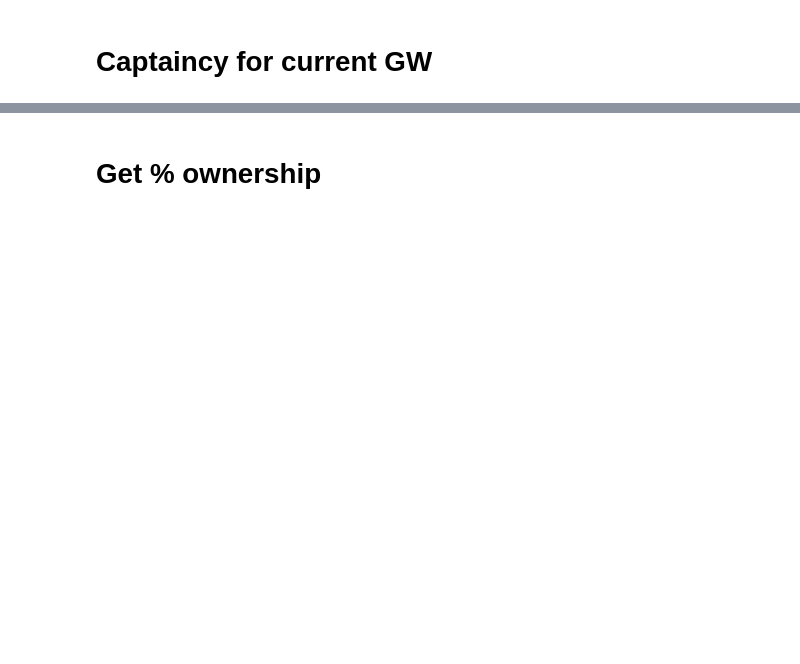
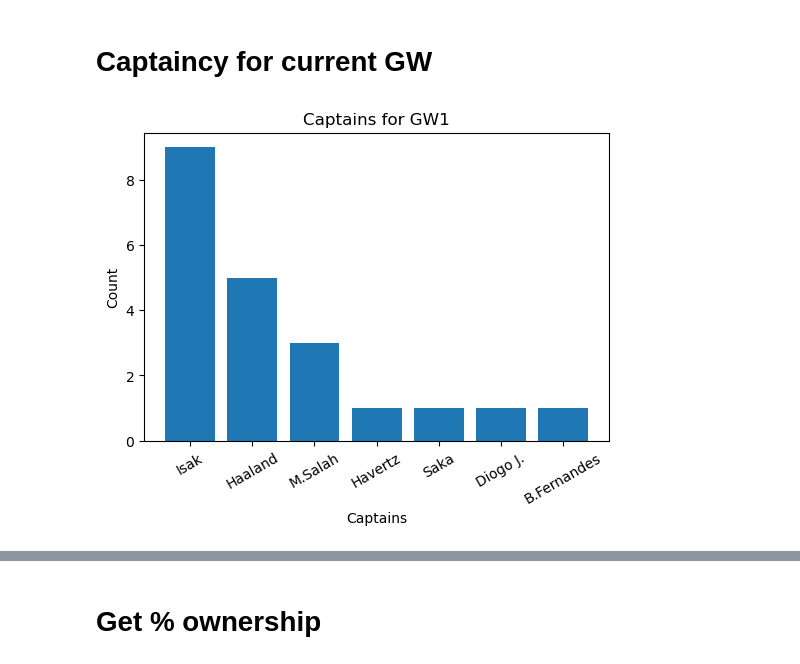
Before and after one commit to fajardgb/FPL-viz, a Jupyter notebook: league_user_viz/get_current_gw_data.ipynb, the cells around one changed output, grey strips where cells are left out. Drawn from its saved outputs; the diff is of its cells as text; code cells hidden in the pictures; blank space fills up the shorter version.

```diff
--- a/league_user_viz/get_current_gw_data.ipynb
+++ b/league_user_viz/get_current_gw_data.ipynb
@@ -79,7 +79,7 @@ plot_active_chips(user_ids, GW, save_dir=f'league_{league_id}/output/GW{GW}/acti
 # %% [markdown]
 # Captaincy for current GW
 # %%
-def plot_captaincy(user_ids, GW, save_dir=f'league_{league_id}/output/GW{GW}/captaincy_GW{GW}.png'):
+def plot_captaincy(user_ids, GW, save_dir=f'league_{league_id}/output/GW{GW}'):
     # to store captains
     captains = []
 
@@ -112,7 +112,9 @@ def plot_captaincy(user_ids, GW, save_dir=f'league_{league_id}/output/GW{GW}/cap
     if save_dir:
         if not os.path.exists(save_dir):
             os.makedirs(save_dir)
-        plt.savefig(save_dir)
+        plt.savefig(f'{save_dir}/captaincy_GW{GW}.png')
     plt.show()
 # %%
-plot_captaincy(user_ids, GW, save_dir=f'league_{league_id}/output/GW{GW}/captaincy_GW{GW}.png')
+plot_captaincy(user_ids, GW, save_dir=f'league_{league_id}/output/GW{GW}')
+# %% [output]
+[figure, added]
```
Also changed, not shown: parts of 9 cells of this notebook, 33 other files.
